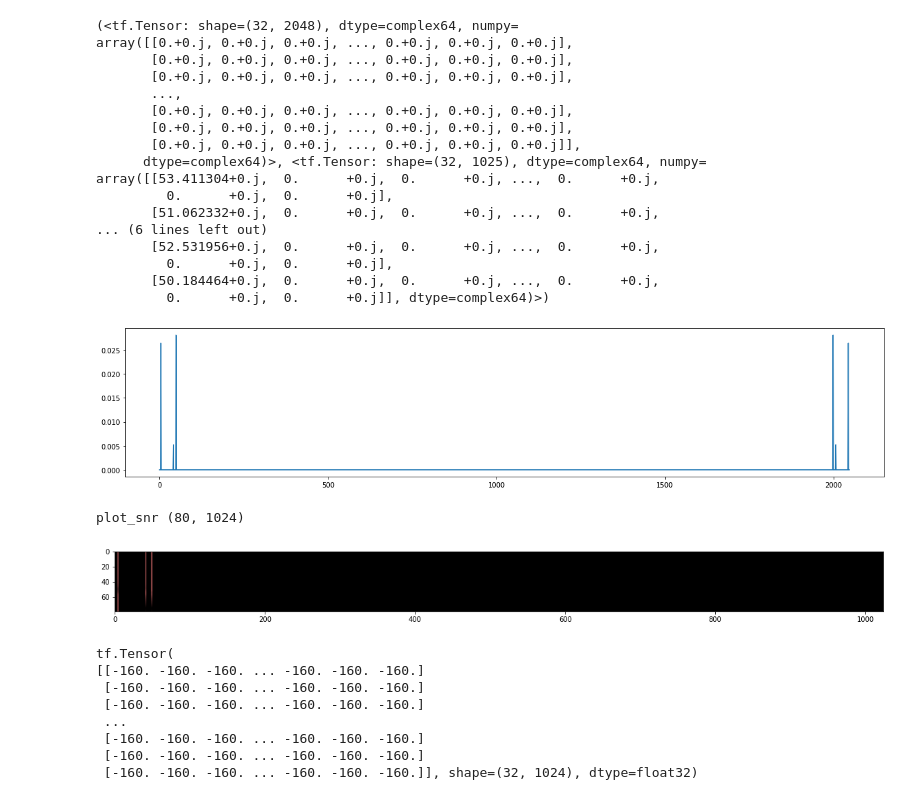
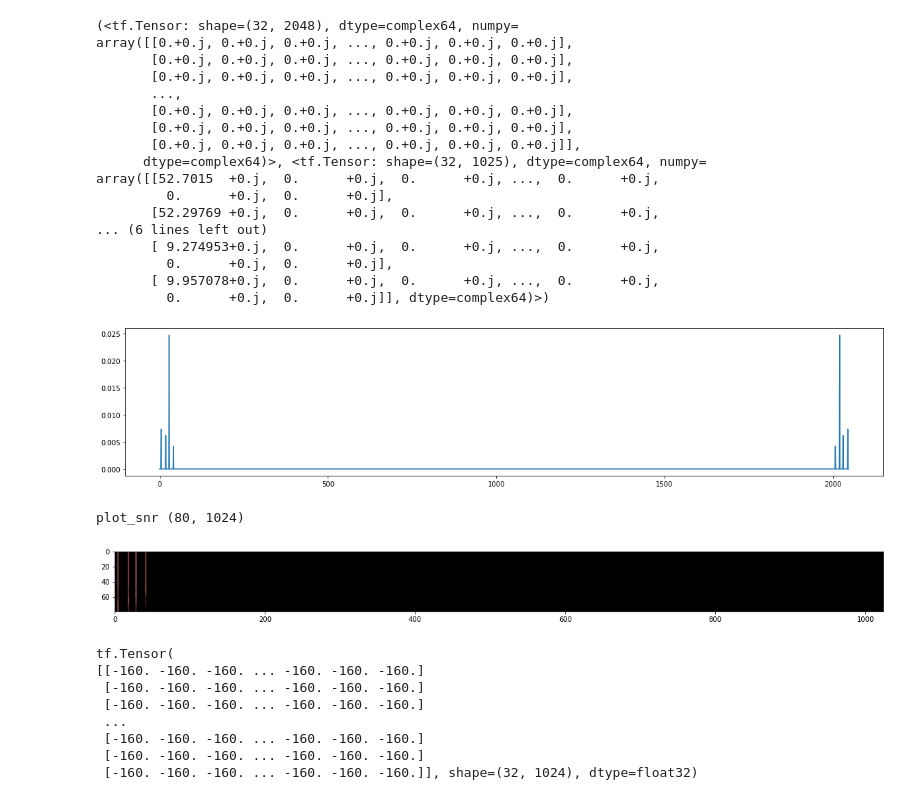
Before and after one commit to google-research/korvapuusti, a Jupyter notebook: experiments/partial_loudness/analysis/jupyter/TensorEars.ipynb, the cells around one changed output. Drawn from its saved outputs; the diff is of its cells as text; code cells hidden in the pictures.

```diff
--- a/experiments/partial_loudness/analysis/jupyter/TensorEars.ipynb
+++ b/experiments/partial_loudness/analysis/jupyter/TensorEars.ipynb
@@ -404,5 +404,5 @@ cl.plot_outputs(np.ones([window_size], dtype=np.complex128), figsize=(24,8))
 # %%
-one_khz_examples = load_examples('/home/zond/listening_tests/modern_format/by_probe_center/1kHz/*/*.json')
+one_khz_examples = load_examples('/home/zond/DriveFileStream/My Drive/korvapuusti/listening_tests/modern_format/by_probe_center/1kHz/*/*.json')
 for ex in one_khz_examples.take(1):
     print(ex)
 # %% [output]
@@ -415,13 +415,13 @@ array([[0.+0.j, 0.+0.j, 0.+0.j, ..., 0.+0.j, 0.+0.j, 0.+0.j],
        [0.+0.j, 0.+0.j, 0.+0.j, ..., 0.+0.j, 0.+0.j, 0.+0.j],
        [0.+0.j, 0.+0.j, 0.+0.j, ..., 0.+0.j, 0.+0.j, 0.+0.j]],
       dtype=complex64)>, <tf.Tensor: shape=(32, 1025), dtype=complex64, numpy=
-array([[53.411304+0.j,  0.      +0.j,  0.      +0.j, ...,  0.      +0.j,
+array([[52.7015  +0.j,  0.      +0.j,  0.      +0.j, ...,  0.      +0.j,
          0.      +0.j,  0.      +0.j],
-       [51.062332+0.j,  0.      +0.j,  0.      +0.j, ...,  0.      +0.j,
+       [52.29769 +0.j,  0.      +0.j,  0.      +0.j, ...,  0.      +0.j,
 ... (6 lines left out)
-       [52.531956+0.j,  0.      +0.j,  0.      +0.j, ...,  0.      +0.j,
+       [ 9.274953+0.j,  0.      +0.j,  0.      +0.j, ...,  0.      +0.j,
          0.      +0.j,  0.      +0.j],
-       [50.184464+0.j,  0.      +0.j,  0.      +0.j, ...,  0.      +0.j,
+       [ 9.957078+0.j,  0.      +0.j,  0.      +0.j, ...,  0.      +0.j,
          0.      +0.j,  0.      +0.j]], dtype=complex64)>)
 # %%
 for ex in one_khz_examples.take(1):
@@ -430,11 +430,10 @@ plt.figure(figsize=(20,4))
 plt.plot(np.arange(window_size), np.abs(ex0[0][0,:window_size]))
 plt.show()
 # %% [output]
-[figure, old version]
+[figure, new version]
 # %%
-snr = SNRLayer()
-plot_snr(snr(cl(ear(ex0[0])))[0])
+plot_snr(SNRLayer()(CARLayer()(OuterEarLayer()(ex0[0])))[0])
 # %% [output]
 plot_snr (80, 1024)
-[figure, old version]
+[figure, new version]
 # %%
```
Also changed, not shown: parts of 7 cells of this notebook.
